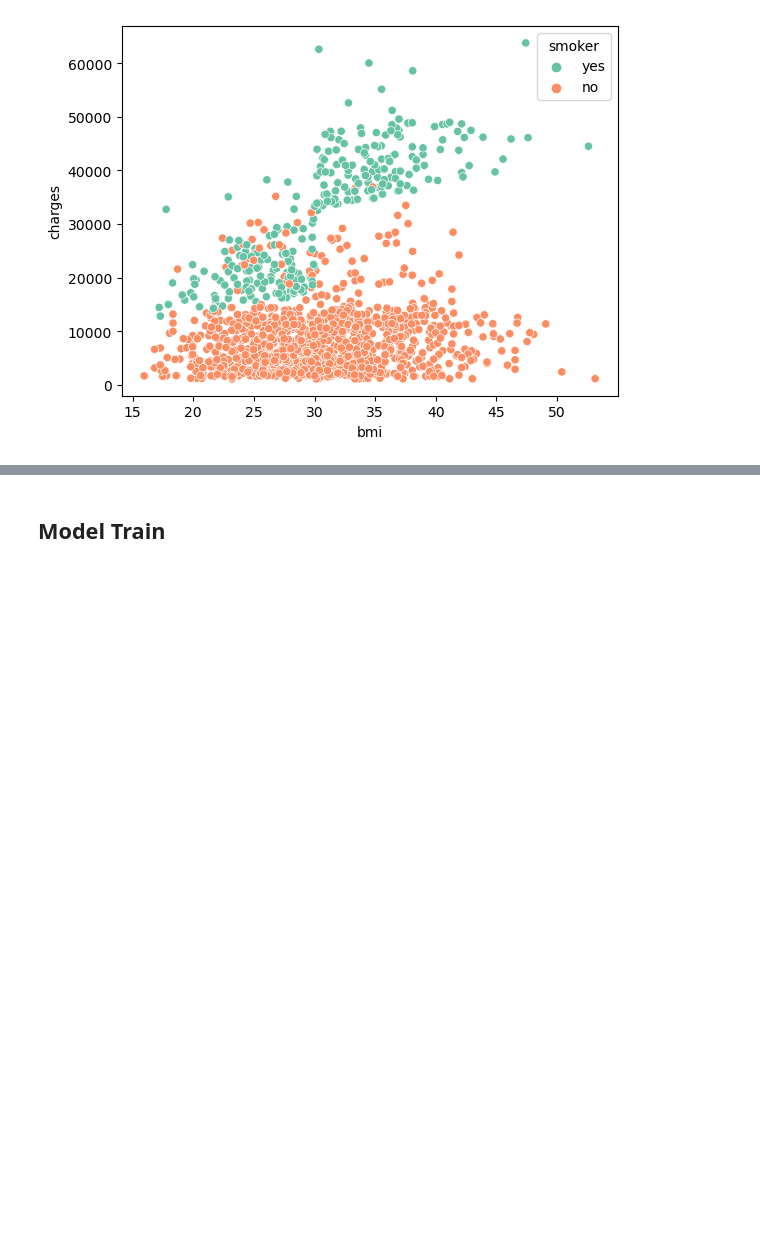
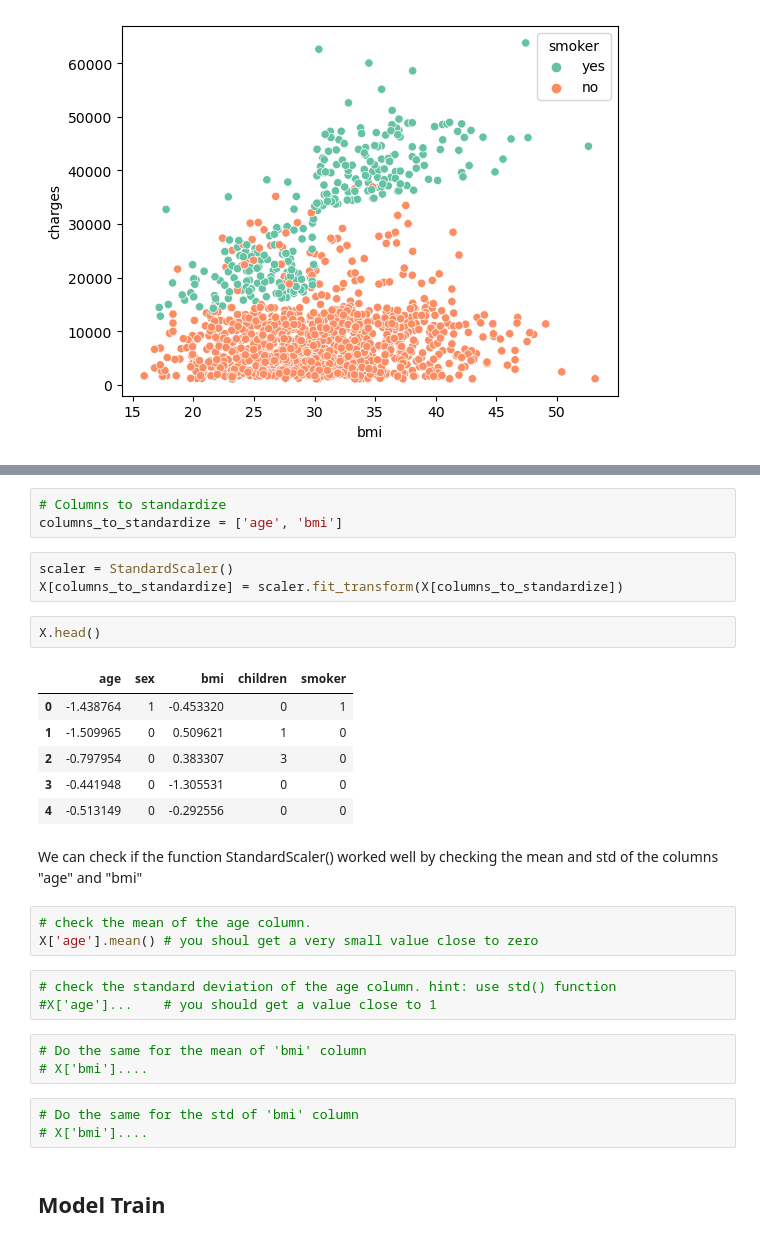
Before and after one commit to Hospital-Da-Luz-Learning-Health/MLCatolica25, a Jupyter notebook: Aula 5 - Supervised Learning I/Exercise Notebook.ipynb, the cells around one changed output, grey strips where cells are left out. Saved outputs shown, nothing was run; the diff lists cells and outputs as text; blank space fills up the shorter version.

```diff
--- a/Aula 5 - Supervised Learning I/Exercise Notebook.ipynb
+++ b/Aula 5 - Supervised Learning I/Exercise Notebook.ipynb
@@ -247,2 +302,31 @@ sns.scatterplot(x="bmi", y="charges", data=data, palette='Set2', hue='smoker')
+# %%
+# Columns to standardize
+columns_to_standardize = ['age', 'bmi']
+# %%
+scaler = StandardScaler()
+X[columns_to_standardize] = scaler.fit_transform(X[columns_to_standardize])
+# %%
+X.head()
+# %% [output]
+|  | age | sex | bmi | children | smoker |
+| 0 | -1.438764 | 1 | -0.453320 | 0 | 1 |
+| 1 | -1.509965 | 0 | 0.509621 | 1 | 0 |
+| 2 | -0.797954 | 0 | 0.383307 | 3 | 0 |
+| 3 | -0.441948 | 0 | -1.305531 | 0 | 0 |
+| 4 | -0.513149 | 0 | -0.292556 | 0 | 0 |
+# %% [markdown]
+We can check if the function StandardScaler() worked well by checking the mean and std of the columns "age" and "bmi"
+# %%
+# check the mean of the age column.
+X['age'].mean() # you shoul get a very small value close to zero
+# %%
+# check the standard deviation of the age column. hint: use std() function
+#X['age']...    # you should get a value close to 1
+# %%
+# Do the same for the mean of 'bmi' column
+# X['bmi']....
+# %%
+# Do the same for the std of 'bmi' column
+# X['bmi']....
 # %% [markdown]
 ## Model Train
```
Also changed, not shown: parts of 24 cells of this notebook, 1 other file.
